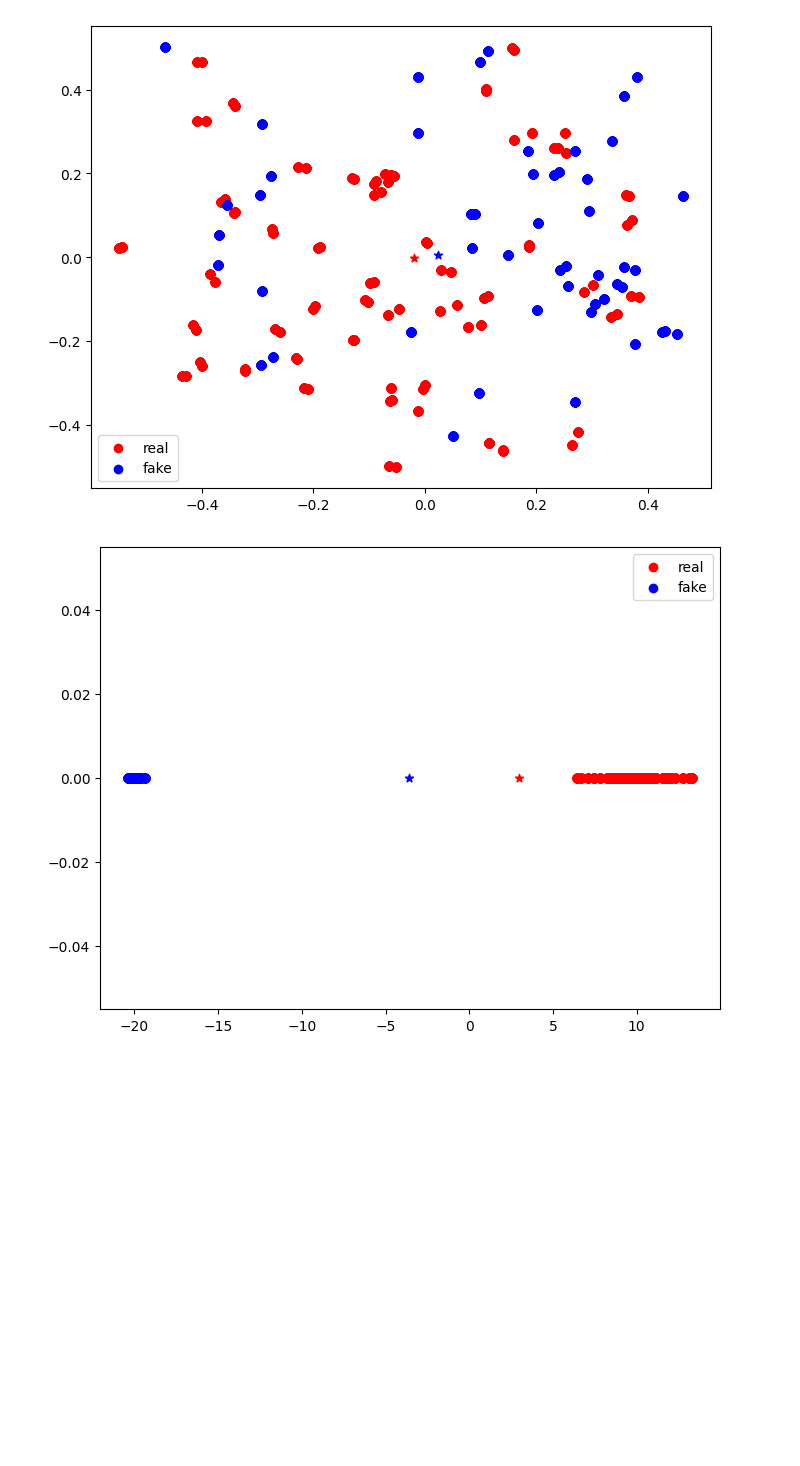
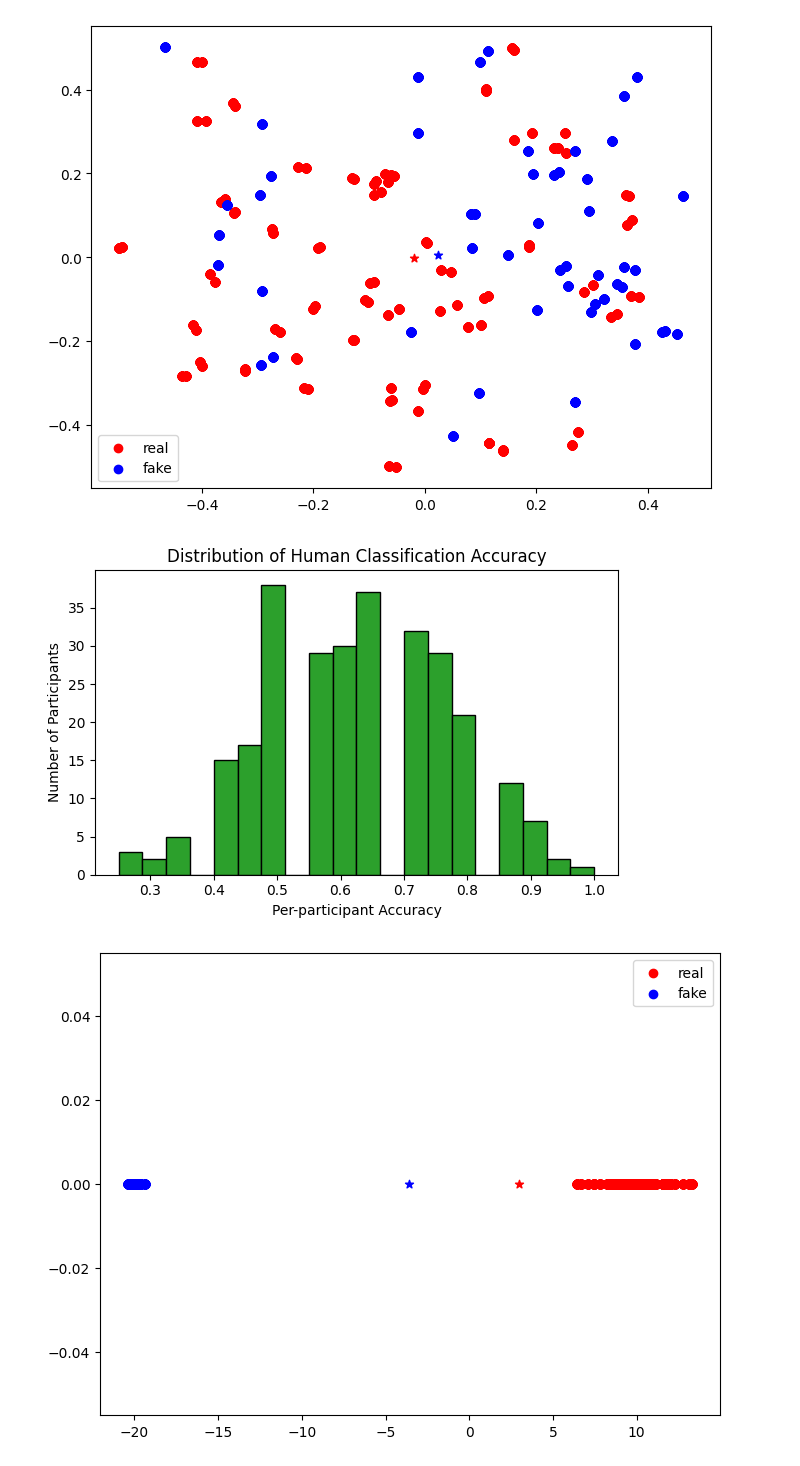
Before and after one commit to cros-nash/ds497-project, a Jupyter notebook: ExemplarPrototype(1).ipynb, the cells around one changed output. Drawn from its saved outputs; the diff is of its cells as text; code cells hidden in the pictures; blank space fills up the shorter version.

```diff
--- a/ExemplarPrototype(1).ipynb
+++ b/ExemplarPrototype(1).ipynb
@@ -100,6 +100,19 @@ plt.legend([pla, plb], ["real", "fake"])
 plt.show()
 # %% [output]
 [figure]
+# %%
+pp_acc = df_resp.groupby('ppantID')['correct'].apply(lambda x: (x == 'correct').mean())
+
+# Plot the distribution
+plt.figure(figsize=(6, 4))
+plt.hist(pp_acc, bins=20, color='C2', edgecolor='k')
+plt.xlabel('Per-participant Accuracy')
+plt.ylabel('Number of Participants')
+plt.title('Distribution of Human Classification Accuracy')
+plt.tight_layout()
+plt.show()
+# %% [output]
+[figure, added]
 # %%
 import matplotlib.pyplot as plt
 
```
Also changed, not shown: parts of 8 cells of this notebook.
